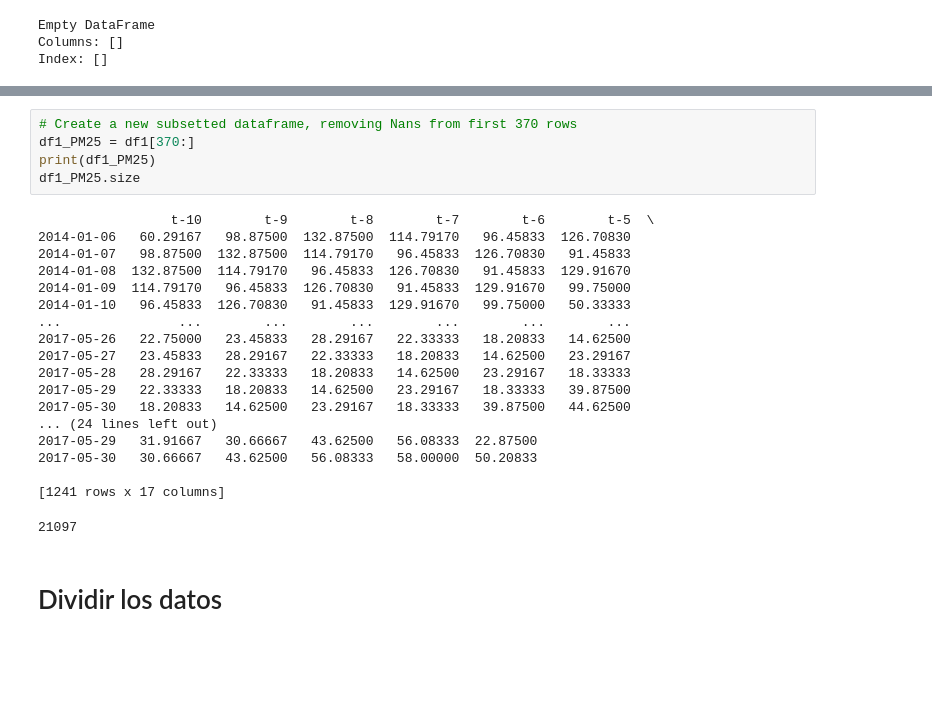
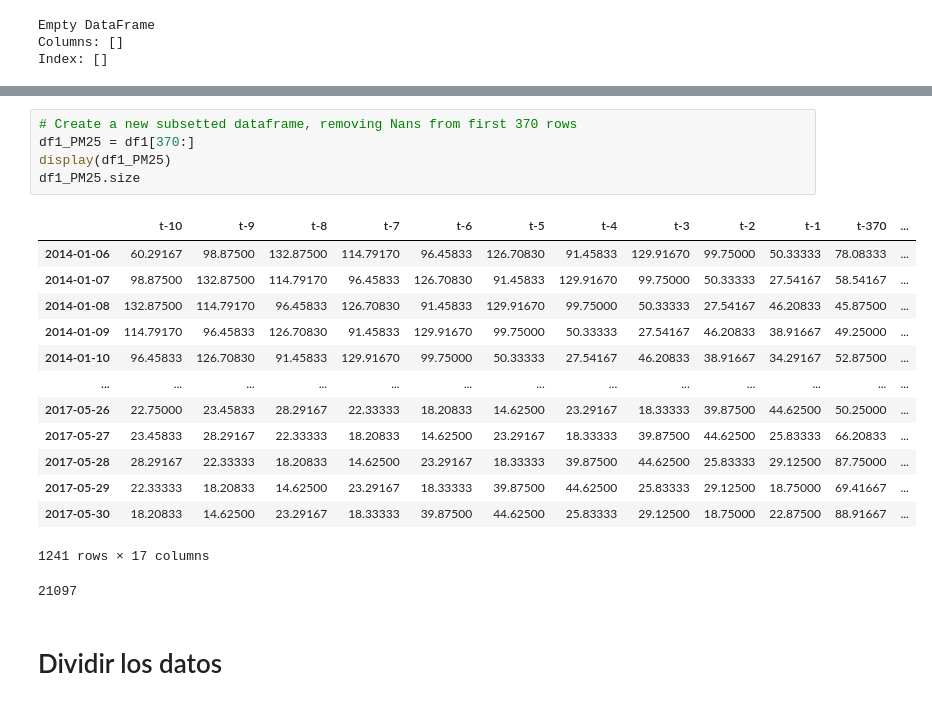
Before and after one commit to TheJarmanitor/TimeSeries, a Jupyter notebook: Python Jupyter/Árboles.ipynb, the cells around one changed output, grey strips where cells are left out. Cells and saved outputs as stored; diff of their text form; blank space fills up the shorter version.

```diff
--- a/Python Jupyter/Árboles.ipynb
+++ b/Python Jupyter/Árboles.ipynb
@@ -102,26 +111,22 @@ print(df1.head(13))
 # %%
 # Create a new subsetted dataframe, removing Nans from first 370 rows
 df1_PM25 = df1[370:]
-print(df1_PM25)
+display(df1_PM25)
 df1_PM25.size
 # %% [output]
+|  | t-10 | t-9 | t-8 | t-7 | t-6 | t-5 | t-4 | t-3 | t-2 | t-1 | t-370 | ... |
+| 2014-01-06 | 60.29167 | 98.87500 | 132.87500 | 114.79170 | 96.45833 | 126.70830 | 91.45833 | 129.91670 | 99.75000 | 50.33333 | 78.08333 | ... |
+| 2014-01-07 | 98.87500 | 132.87500 | 114.79170 | 96.45833 | 126.70830 | 91.45833 | 129.91670 | 99.75000 | 50.33333 | 27.54167 | 58.54167 | ... |
+| 2014-01-08 | 132.87500 | 114.79170 | 96.45833 | 126.70830 | 91.45833 | 129.91670 | 99.75000 | 50.33333 | 27.54167 | 46.20833 | 45.87500 | ... |
+| 2014-01-09 | 114.79170 | 96.45833 | 126.70830 | 91.45833 | 129.91670 | 99.75000 | 50.33333 | 27.54167 | 46.20833 | 38.91667 | 49.25000 | ... |
+| 2014-01-10 | 96.45833 | 126.70830 | 91.45833 | 129.91670 | 99.75000 | 50.33333 | 27.54167 | 46.20833 | 38.91667 | 34.29167 | 52.87500 | ... |
+| ... | ... | ... | ... | ... | ... | ... | ... | ... | ... | ... | ... | ... |
+| 2017-05-26 | 22.75000 | 23.45833 | 28.29167 | 22.33333 | 18.20833 | 14.62500 | 23.29167 | 18.33333 | 39.87500 | 44.62500 | 50.25000 | ... |
+| 2017-05-27 | 23.45833 | 28.29167 | 22.33333 | 18.20833 | 14.62500 | 23.29167 | 18.33333 | 39.87500 | 44.62500 | 25.83333 | 66.20833 | ... |
+| 2017-05-28 | 28.29167 | 22.33333 | 18.20833 | 14.62500 | 23.29167 | 18.33333 | 39.87500 | 44.62500 | 25.83333 | 29.12500 | 87.75000 | ... |
+| 2017-05-29 | 22.33333 | 18.20833 | 14.62500 | 23.29167 | 18.33333 | 39.87500 | 44.62500 | 25.83333 | 29.12500 | 18.75000 | 69.41667 | ... |
+| 2017-05-30 | 18.20833 | 14.62500 | 23.29167 | 18.33333 | 39.87500 | 44.62500 | 25.83333 | 29.12500 | 18.75000 | 22.87500 | 88.91667 | ... |
-                 t-10        t-9        t-8        t-7        t-6        t-5  \
-2014-01-06   60.29167   98.87500  132.87500  114.79170   96.45833  126.70830
-2014-01-07   98.87500  132.87500  114.79170   96.45833  126.70830   91.45833
-2014-01-08  132.87500  114.79170   96.45833  126.70830   91.45833  129.91670
-2014-01-09  114.79170   96.45833  126.70830   91.45833  129.91670   99.75000
-2014-01-10   96.45833  126.70830   91.45833  129.91670   99.75000   50.33333
-...               ...        ...        ...        ...        ...        ...
-2017-05-26   22.75000   23.45833   28.29167   22.33333   18.20833   14.62500
-2017-05-27   23.45833   28.29167   22.33333   18.20833   14.62500   23.29167
-2017-05-28   28.29167   22.33333   18.20833   14.62500   23.29167   18.33333
-2017-05-29   22.33333   18.20833   14.62500   23.29167   18.33333   39.87500
-2017-05-30   18.20833   14.62500   23.29167   18.33333   39.87500   44.62500
-... (24 lines left out)
-2017-05-29   31.91667   30.66667   43.62500   56.08333  22.87500
-2017-05-30   30.66667   43.62500   56.08333   58.00000  50.20833
-
-[1241 rows x 17 columns]
+1241 rows × 17 columns
 21097
 # %% [markdown]
 # Dividir los datos
```
Also changed, not shown: parts of 5 cells of this notebook, 4 other files.
